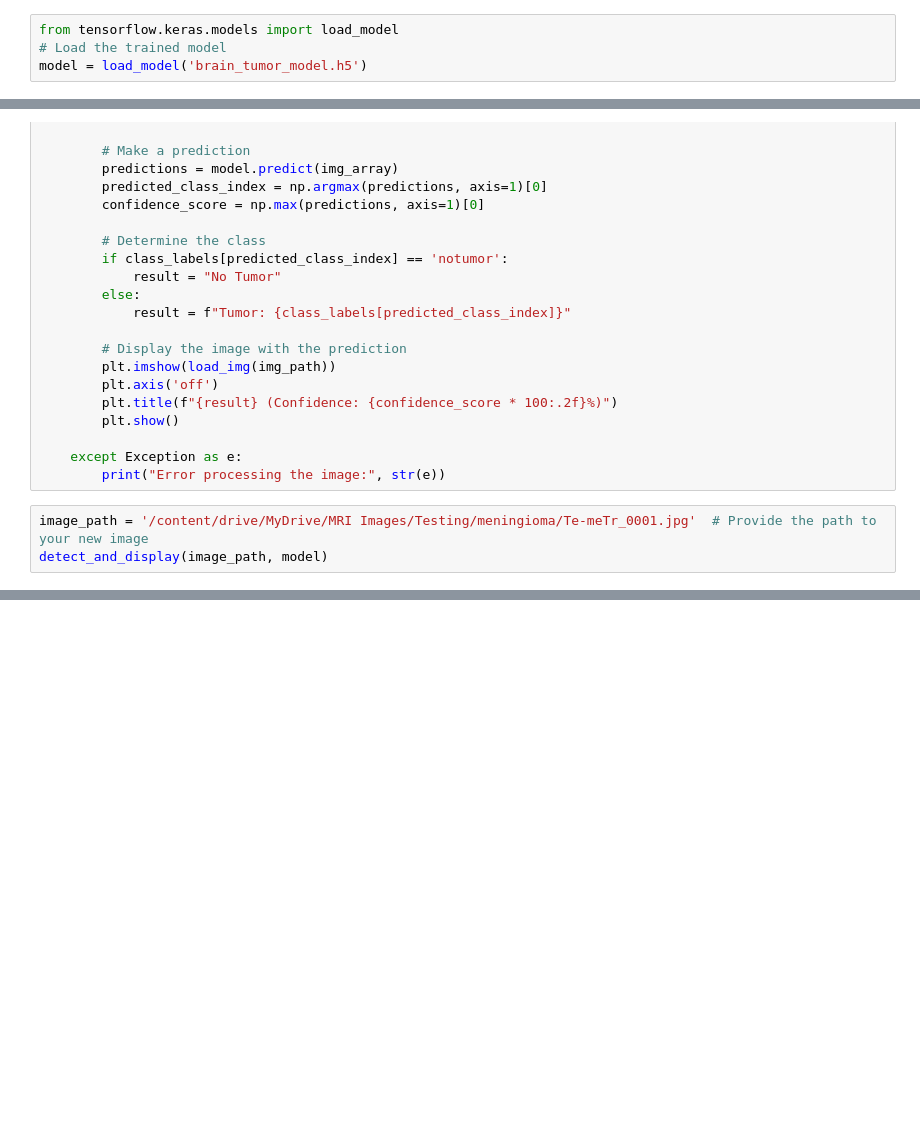
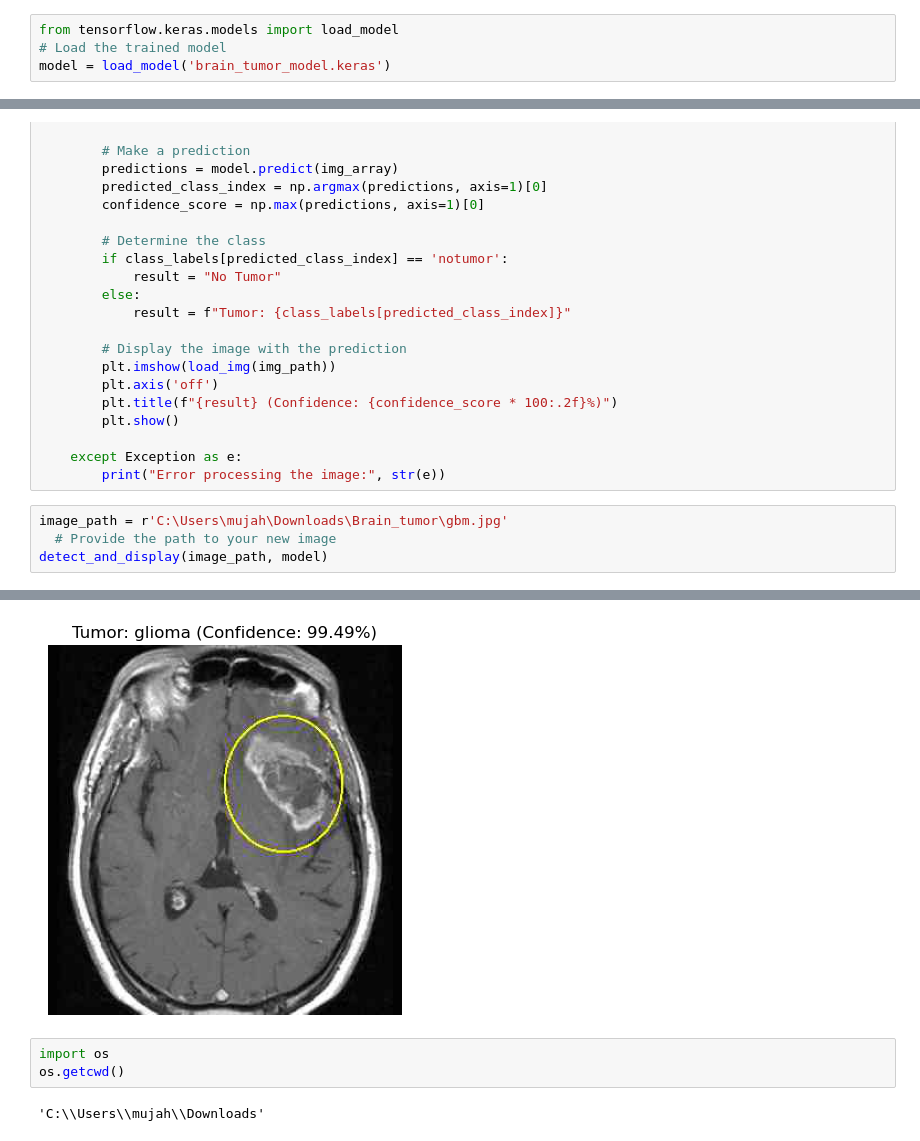
Before and after one commit to Mujahidul-islam-IU/codeAlpha, a Jupyter notebook: brain-tumar-detection.ipynb, the cells around one changed output, grey strips where cells are left out. Drawn from its saved outputs; the diff is of its cells as text; blank space fills up the shorter version.

```diff
--- a/brain-tumar-detection.ipynb
+++ b/brain-tumar-detection.ipynb
@@ -271,7 +258,7 @@ model.save('brain_tumor_model.h5')
 # %%
 from tensorflow.keras.models import load_model
 # Load the trained model
-model = load_model('brain_tumor_model.h5')
+model = load_model('brain_tumor_model.keras')
 # %%
 from keras.preprocessing.image import load_img, img_to_array
 import numpy as np
@@ -312,5 +299,7 @@ def detect_and_display(img_path, model, image_size=128):
     except Exception as e:
         print("Error processing the image:", str(e))
 # %%
-image_path = '/content/drive/MyDrive/MRI Images/Testing/meningioma/Te-meTr_0001.jpg'  # Provide the path to your new image
+image_path = r'C:\Users\mujah\Downloads\Brain_tumor\gbm.jpg'
+  # Provide the path to your new image
 detect_and_display(image_path, model)
+# %% [output]
@@ -316,0 +307,6 @@ detect_and_display(image_path, model)
+[figure, added]
+# %%
+import os
+os.getcwd()
+# %% [output]
+'C:\\Users\\mujah\\Downloads'
```
Also changed, not shown: parts of 10 cells of this notebook.
